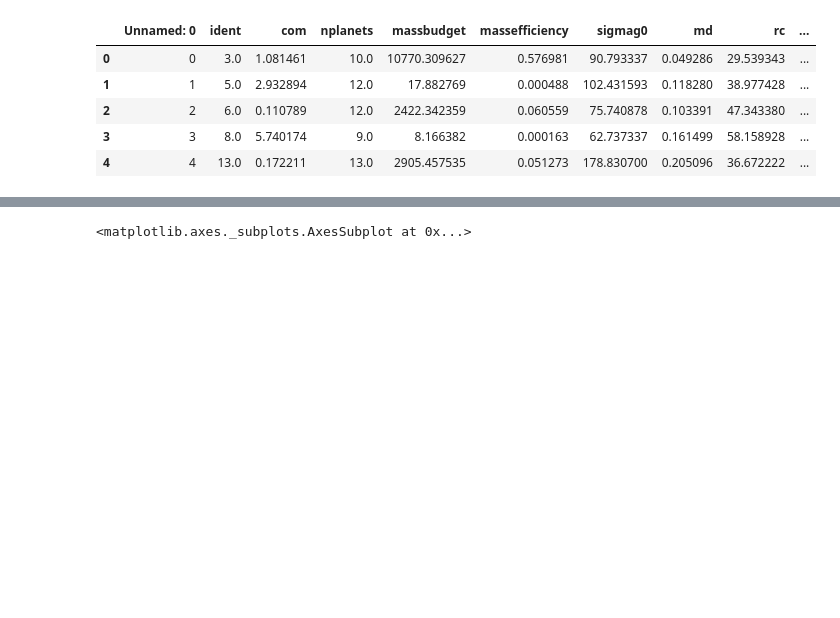
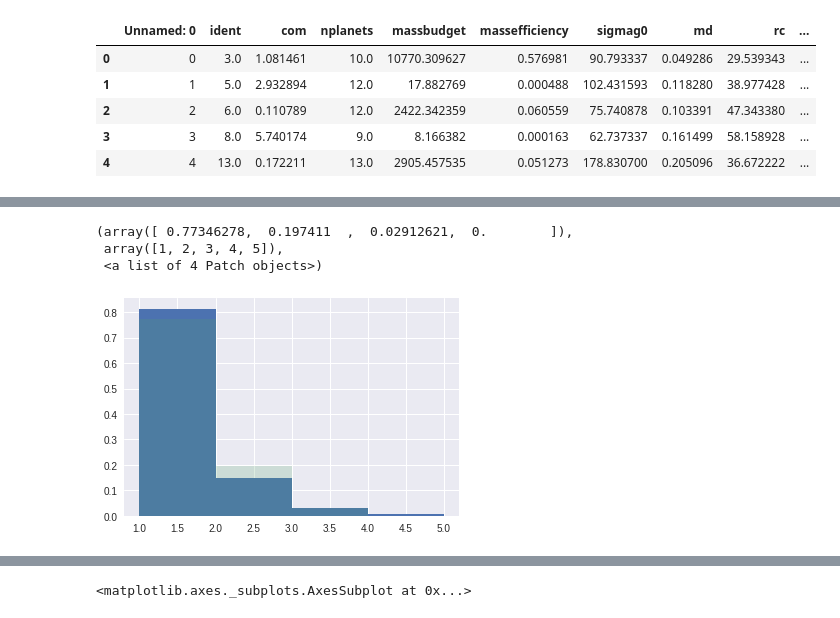
Before and after one commit to saint-germain/population_synthesis, a Jupyter notebook: tools/separate_stats.ipynb, the cells around one changed output, grey strips where cells are left out. Drawn from its saved outputs; the diff is of its cells as text; code cells hidden in the pictures; blank space fills up the shorter version.

```diff
--- a/tools/separate_stats.ipynb
+++ b/tools/separate_stats.ipynb
@@ -98,0 +118,10 @@ See the caveats in the documentation: http://pandas.pydata.org/pandas-docs/stabl
+# %%
+# 5% more chance to have 2 instead of 1 giant planet in the perturbed case
+plt.hist(dng.ngi,normed=True,bins=[1,2,3,4,5])
+#plt.hist(dlg.ngi,normed=True,bins=[1,2,3,4,5],alpha=0.2)
+plt.hist(dhg.ngi,normed=True,bins=[1,2,3,4,5],alpha=0.2)
+# %% [output]
+(array([ 0.77346278,  0.197411  ,  0.02912621,  0.        ]),
+ array([1, 2, 3, 4, 5]),
+ <a list of 4 Patch objects>)
+[figure, added]
```
Also changed, not shown: parts of 28 cells of this notebook.
